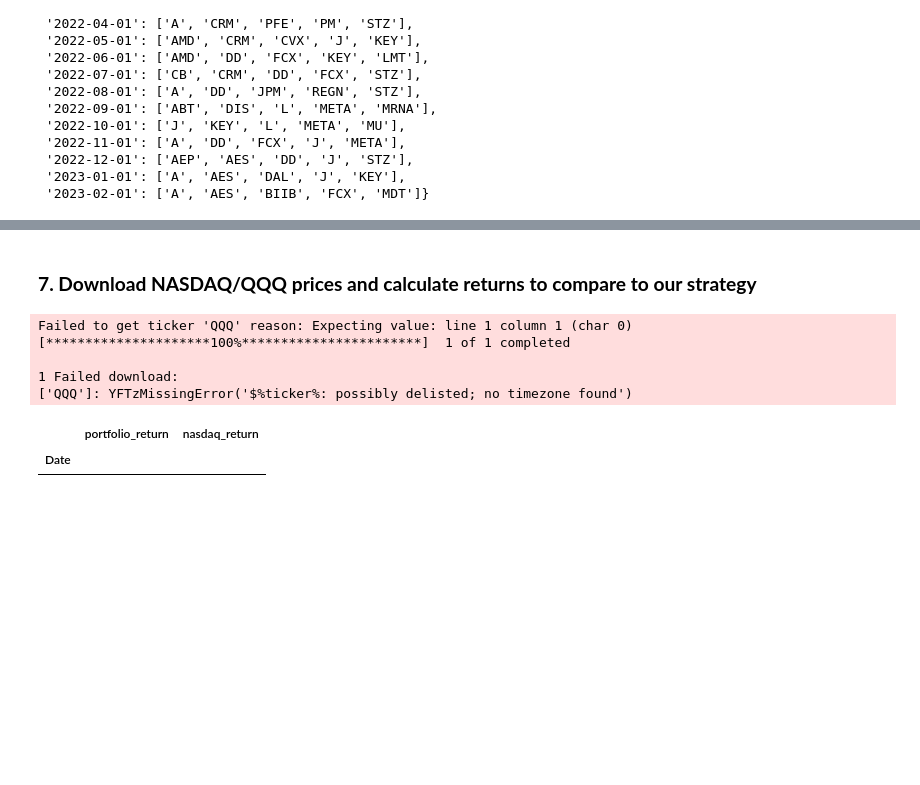
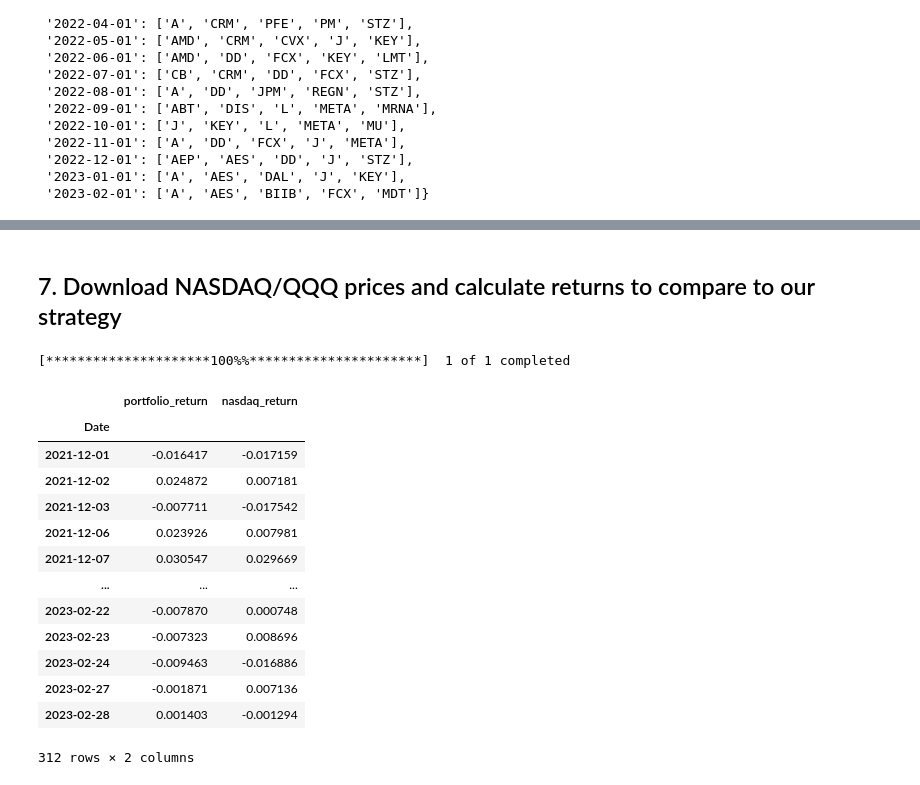
Before and after one commit to Danirive30/Twitter_Sentiment-Investing, a Jupyter notebook: Twitter_Sentiment.ipynb, the cells around one changed output, grey strips where cells are left out. Drawn from its saved outputs; the diff is of its cells as text; code cells hidden in the pictures; blank space fills up the shorter version.

```diff
--- a/Twitter_Sentiment.ipynb
+++ b/Twitter_Sentiment.ipynb
@@ -13,7 +13,9 @@ import yfinance as yf
 import os
 plt.style.use('ggplot')
 
-sentiment_df = pd.read_csv('sentiment_data.csv')
+data_folder = 'C:/Users/user/Desktop/Python Scripts'
+
+sentiment_df = pd.read_csv(os.path.join(data_folder, 'sentiment_data.csv'))
 
 sentiment_df['date'] = pd.to_datetime(sentiment_df['date'])
 
@@ -184,26 +182,33 @@ portfolio_df
 # %% [markdown]
-### **7. Download NASDAQ/QQQ prices and calculate returns to compare to our strategy**
+## 7. Download NASDAQ/QQQ prices and calculate returns to compare to our strategy
 # %%
 qqq_df = yf.download(tickers='QQQ',
                      start='2021-01-01',
                      end='2023-03-01')
 
-qqq_ret = pd.DataFrame(
-    np.log(qqq_df['Adj Close']).diff(), columns=['nasdaq_return'])
+qqq_ret = np.log(qqq_df['Adj Close']).diff().to_frame('nasdaq_return')
 
 portfolio_df = portfolio_df.merge(qqq_ret,
                                   left_index=True,
                                   right_index=True)
 
 portfolio_df
 # %% [output]
-Failed to get ticker 'QQQ' reason: Expecting value: line 1 column 1 (char 0)
-[*********************100%***********************]  1 of 1 completed
-
-1 Failed download:
-['QQQ']: YFTzMissingError('$%ticker%: possibly delisted; no timezone found')
+[*********************100%%**********************]  1 of 1 completed
 |  | portfolio_return | nasdaq_return |
 | Date |  |  |
+| 2021-12-01 | -0.016417 | -0.017159 |
+| 2021-12-02 | 0.024872 | 0.007181 |
+| 2021-12-03 | -0.007711 | -0.017542 |
+| 2021-12-06 | 0.023926 | 0.007981 |
+| 2021-12-07 | 0.030547 | 0.029669 |
+| ... | ... | ... |
+| 2023-02-22 | -0.007870 | 0.000748 |
+| 2023-02-23 | -0.007323 | 0.008696 |
+| 2023-02-24 | -0.009463 | -0.016886 |
+| 2023-02-27 | -0.001871 | 0.007136 |
+| 2023-02-28 | 0.001403 | -0.001294 |
+312 rows × 2 columns
 # %%
 portfolios_cumulative_return = np.exp(np.log1p(portfolio_df).cumsum()).sub(1)
 
```
Also changed, not shown: parts of 10 cells of this notebook.
